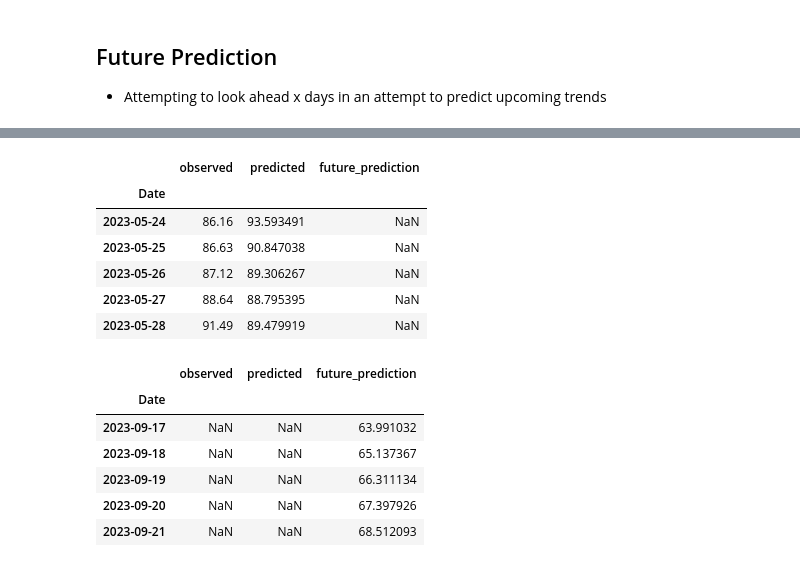
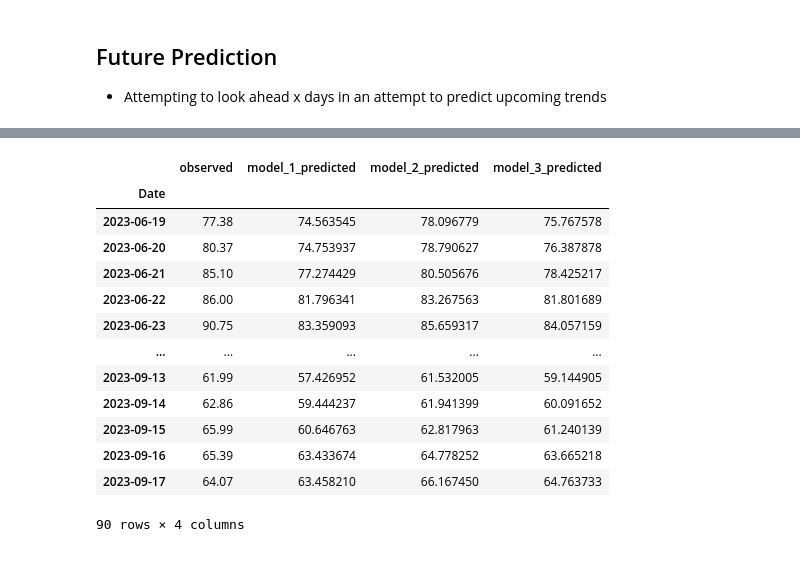
Before and after one commit to mtolan2023/crypto_forecast, a Jupyter notebook: tf_ltc_refined.ipynb, the cells around one changed output, grey strips where cells are left out. Saved outputs shown, nothing was run; the diff lists cells and outputs as text; code cells hidden in the pictures.

```diff
--- a/tf_ltc_refined.ipynb
+++ b/tf_ltc_refined.ipynb
@@ -549,32 +527,32 @@ model3.save("H5_Files/ltc_7_day.h5")
 # %%
 # build output into a df for graphing in js
 
-df = pd.DataFrame({"Date": dates_test2, "observed":np.exp(y_test2), "predicted":np.exp(test_predictions3)})
+df = pd.DataFrame({"Date": dates_test2[-90:], "observed":np.exp(y_test2[-90:]),\
+                "model_1_predicted":np.exp(test_predictions[-90:]),\
+                "model_2_predicted":np.exp(test_predictions2[-90:]),\
+                "model_3_predicted":np.exp(test_predictions3[-90:])})
 df.set_index('Date', inplace=True)
 
-df2 = pd.DataFrame({"Date": predicted_dates, "future_prediction":np.exp(predictions)})
-df2.set_index('Date', inplace=True)
+# df2 = pd.DataFrame({"Date": predicted_dates, "future_prediction":np.exp(predictions)})
+# df2.set_index('Date', inplace=True)
 
-past_future_df = pd.merge(df,df2, how='outer', left_index=True, right_index=True)
+# past_future_df = pd.merge(df,df2, how='outer', left_index=True, right_index=True)
 
 
-past_future_df.head()
+df
 # %% [output]
-|  | observed | predicted | future_prediction |
-| Date |  |  |  |
-| 2023-05-24 | 86.16 | 93.593491 | NaN |
-| 2023-05-25 | 86.63 | 90.847038 | NaN |
-| 2023-05-26 | 87.12 | 89.306267 | NaN |
-| 2023-05-27 | 88.64 | 88.795395 | NaN |
-| 2023-05-28 | 91.49 | 89.479919 | NaN |
+|  | observed | model_1_predicted | model_2_predicted | model_3_predicted |
+| Date |  |  |  |  |
+| 2023-06-19 | 77.38 | 74.563545 | 78.096779 | 75.767578 |
+| 2023-06-20 | 80.37 | 74.753937 | 78.790627 | 76.387878 |
+| 2023-06-21 | 85.10 | 77.274429 | 80.505676 | 78.425217 |
+| 2023-06-22 | 86.00 | 81.796341 | 83.267563 | 81.801689 |
+| 2023-06-23 | 90.75 | 83.359093 | 85.659317 | 84.057159 |
+| ... | ... | ... | ... | ... |
+| 2023-09-13 | 61.99 | 57.426952 | 61.532005 | 59.144905 |
+| 2023-09-14 | 62.86 | 59.444237 | 61.941399 | 60.091652 |
+| 2023-09-15 | 65.99 | 60.646763 | 62.817963 | 61.240139 |
+| 2023-09-16 | 65.39 | 63.433674 | 64.778252 | 63.665218 |
+| 2023-09-17 | 64.07 | 63.458210 | 66.167450 | 64.763733 |
+90 rows × 4 columns
-# %%
-past_future_df.tail()
-# %% [output]
-|  | observed | predicted | future_prediction |
-| Date |  |  |  |
-| 2023-09-17 | NaN | NaN | 63.991032 |
-| 2023-09-18 | NaN | NaN | 65.137367 |
-| 2023-09-19 | NaN | NaN | 66.311134 |
-| 2023-09-20 | NaN | NaN | 67.397926 |
-| 2023-09-21 | NaN | NaN | 68.512093 |
 # %%
```
Also changed, not shown: parts of 41 cells of this notebook, 31 other files.
